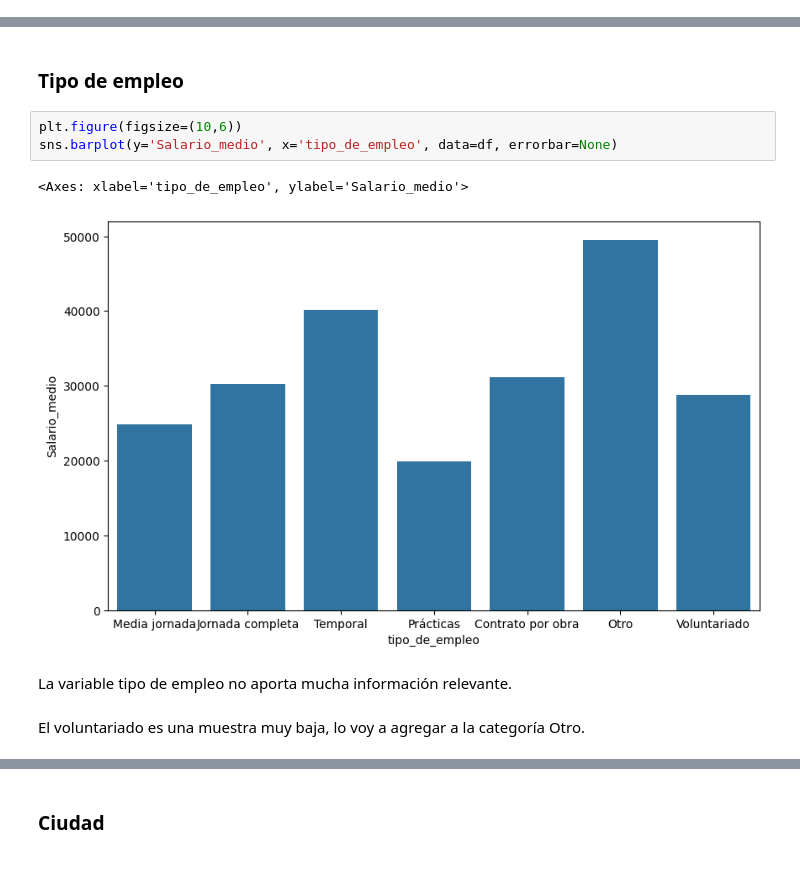
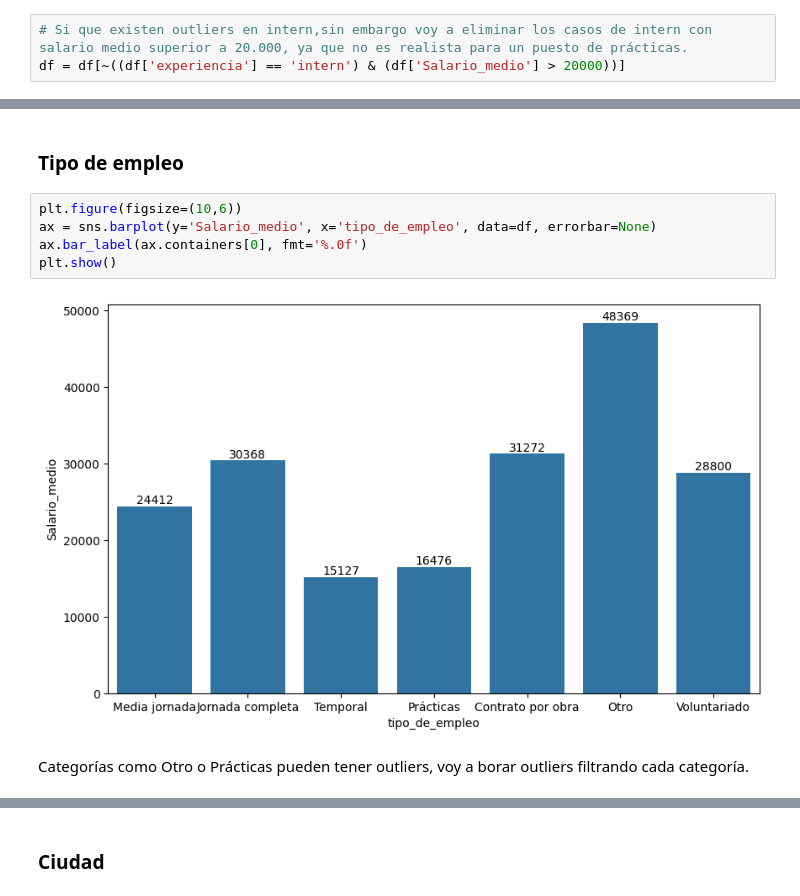
Before and after one commit to Ivan-0612/TFM_job_description_prediction, a Jupyter notebook: notebooks/05_EDA.ipynb, the cells around one changed output, grey strips where cells are left out. Saved outputs shown, nothing was run; the diff lists cells and outputs as text; blank space fills up the shorter version.

```diff
--- a/notebooks/05_EDA.ipynb
+++ b/notebooks/05_EDA.ipynb
@@ -161,0 +182,3 @@ sns.barplot(y='Salario_medio', x='experiencia', data=df, order=orden, errorbar=N
+# %%
+# Si que existen outliers en intern,sin embargo voy a eliminar los casos de intern con salario medio superior a 20.000, ya que no es realista para un puesto de prácticas.
+df = df[~((df['experiencia'] == 'intern') & (df['Salario_medio'] > 20000))]
@@ -202,11 +253,10 @@ Los sectores con salarios más altos son medios de comunicación, internet, tele
 ### Tipo de empleo
 # %%
 plt.figure(figsize=(10,6))
-sns.barplot(y='Salario_medio', x='tipo_de_empleo', data=df, errorbar=None)
+ax = sns.barplot(y='Salario_medio', x='tipo_de_empleo', data=df, errorbar=None)
+ax.bar_label(ax.containers[0], fmt='%.0f')
+plt.show()
 # %% [output]
-<Axes: xlabel='tipo_de_empleo', ylabel='Salario_medio'>
-[figure, old version]
+[figure, new version]
 # %% [markdown]
-La variable tipo de empleo no aporta mucha información relevante.
+Categorías como Otro o Prácticas pueden tener outliers, voy a borar outliers filtrando cada categoría.
-# %% [markdown]
-El voluntariado es una muestra muy baja, lo voy a agregar a la categoría Otro.
```
Also changed, not shown: parts of 20 cells of this notebook, 19 other files.
